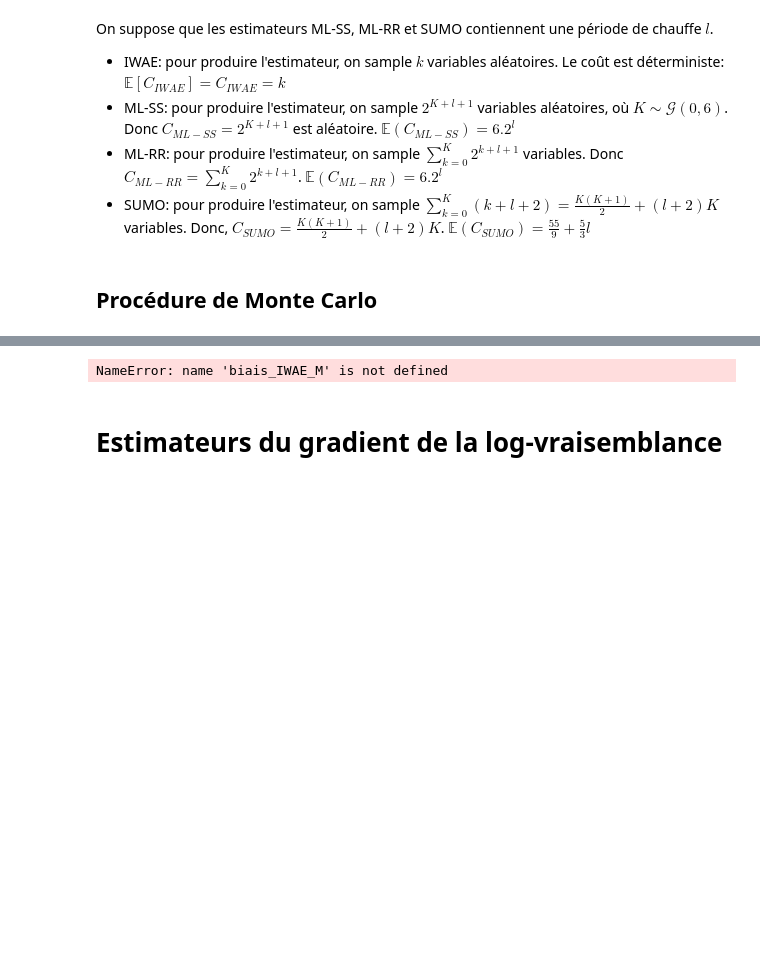
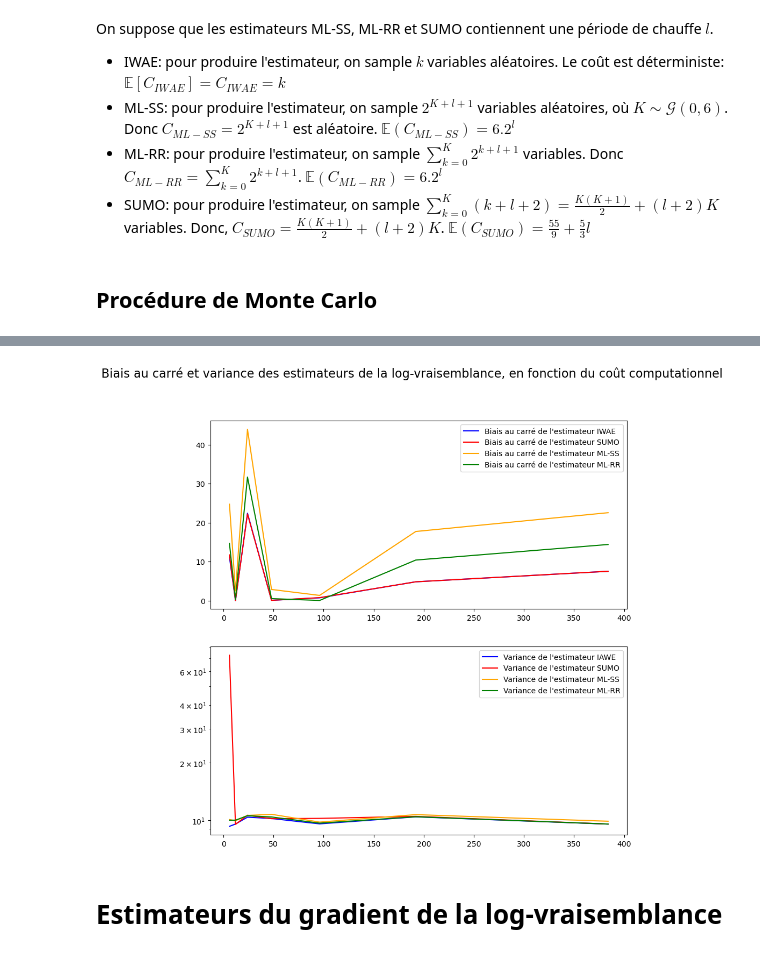
Before and after one commit to yanisrem/Simulation_and_Monte_Carlo_methods_project, a Jupyter notebook: main.ipynb, the cells around one changed output, grey strips where cells are left out. Cells and saved outputs as stored; diff of their text form; code cells hidden in the pictures; blank space fills up the shorter version.

```diff
--- a/main.ipynb
+++ b/main.ipynb
@@ -13,15 +14,12 @@ On tire $\mathbf{x}$ et $\theta$ au hasard dans $\mathbb{R}^{20}$ et on fixe les
 # %%
-np.random.seed(589)
+np.random.seed(123)
 
 theta=simulate_gaussian_vector(mu=np.array([0]*20), sigma=np.identity(20))
 z=simulate_gaussian_vector(mu=theta, sigma=np.identity(20))
 x=simulate_gaussian_vector(mu=z, sigma=np.identity(20)) #on sait simuler x|z
 
-A_optimal=np.identity(20)*0.5
-b_optimal=theta/2
-
-A=A_optimal+simulate_gaussian_vector(mu=np.array([0]*20), sigma=0.01*np.identity(20))
-b=b_optimal+simulate_gaussian_vector(mu=np.array([0]*20), sigma=0.01*np.identity(20))
+A=np.identity(20)*0.5
+b=theta*0.5
 # %% [markdown]
 # Estimateurs de la log-vraisemblance
 # %% [markdown]
@@ -171,44 +173,54 @@ sorted_biais_IWAE_M = sorted(biais_IWAE_M.items())
 sorted_biais_SUMO_M = sorted(biais_SUMO_M.items())
 sorted_biais_SS_M = sorted(biais_SS_M.items())
 sorted_biais_RR_M = sorted(biais_RR_M.items())
 
 sorted_var_IWAE_M = sorted(var_IWAE_M.items())
 sorted_var_SUMO_M = sorted(var_SUMO_M.items())
 sorted_var_SS_M = sorted(var_SS_M.items())
 sorted_var_RR_M = sorted(var_RR_M.items())
 
 l, biais_IAWE = zip(*sorted_biais_IWAE_M)
 l, biais_SUMO = zip(*sorted_biais_SUMO_M)
 l, biais_SS = zip(*sorted_biais_SS_M)
 l, biais_RR = zip(*sorted_biais_RR_M)
 
 l, var_SUMO = zip(*sorted_var_SUMO_M)
 l, var_SS = zip(*sorted_var_SS_M)
 l, var_RR = zip(*sorted_var_RR_M)
 l, var_IAWE = zip(*sorted_var_IWAE_M)
 
-fig, axs = plt.subplots(2,1, figsize=(10, 10))
+x_axis = [6*2**i for i in l]
 
-axs[0].plot(l, np.square(biais_IAWE), 'b', label="Biais au carré de l'estimateur IWAE", color="blue")
-axs[0].plot(l, np.square(biais_SUMO), 'b', label="Biais au carré de l'estimateur SUMO", color="red")
-axs[0].plot(l, np.square(biais_SS), 'b', label="Biais au carré de l'estimateur ML-SS", color="orange")
-axs[0].plot(l, np.square(biais_RR), 'b', label="Biais au carré de l'estimateur ML-RR", color="green")
+fig, axs = plt.subplots(2, 1, figsize=(10, 10))
+
+axs[0].plot(x_axis, np.square(biais_IAWE), 'b',
+            label="Biais au carré de l'estimateur IWAE", color="blue")
+axs[0].plot(x_axis, np.square(biais_SUMO), 'b',
+            label="Biais au carré de l'estimateur SUMO", color="red")
+axs[0].plot(x_axis, np.square(biais_SS), 'b',
+            label="Biais au carré de l'estimateur ML-SS", color="orange")
+axs[0].plot(x_axis, np.square(biais_RR), 'b',
+            label="Biais au carré de l'estimateur ML-RR", color="green")
 
 axs[0].legend()
 
-fig.suptitle('Biais au carré et variance des estimateurs de la log-vraisemblance, en fonction du coût computationel', fontsize=16)
+fig.suptitle('Biais au carré et variance des estimateurs de la log-vraisemblance, en fonction du coût computationnel', fontsize=16)
 
-axs[1].plot(l, var_IAWE, 'b', label="Variance de l'estimateur IAWE", color="blue")
-axs[1].plot(l, var_SUMO, 'b', label="Variance de l'estimateur SUMO", color="red")
-axs[1].plot(l, var_SS, 'b', label="Variance de l'estimateur ML-SS", color="orange")
-axs[1].plot(l, var_RR, 'b', label="Variance de l'estimateur ML-RR", color="green")
+axs[1].plot(x_axis, var_IAWE, 'b',
+            label="Variance de l'estimateur IAWE", color="blue")
+axs[1].plot(x_axis, var_SUMO, 'b',
+            label="Variance de l'estimateur SUMO", color="red")
+axs[1].plot(x_axis, var_SS, 'b',
+            label="Variance de l'estimateur ML-SS", color="orange")
+axs[1].plot(x_axis, var_RR, 'b',
+            label="Variance de l'estimateur ML-RR", color="green")
 
 
 axs[1].legend()
 plt.yscale("log")
 plt.show()
 # %% [output]
-NameError: name 'biais_IWAE_M' is not defined
+[figure, added]
 # %% [markdown]
 # Estimateurs du gradient de la log-vraisemblance
 # %% [markdown]
```
Also changed, not shown: parts of 18 cells of this notebook, 2 other files.
